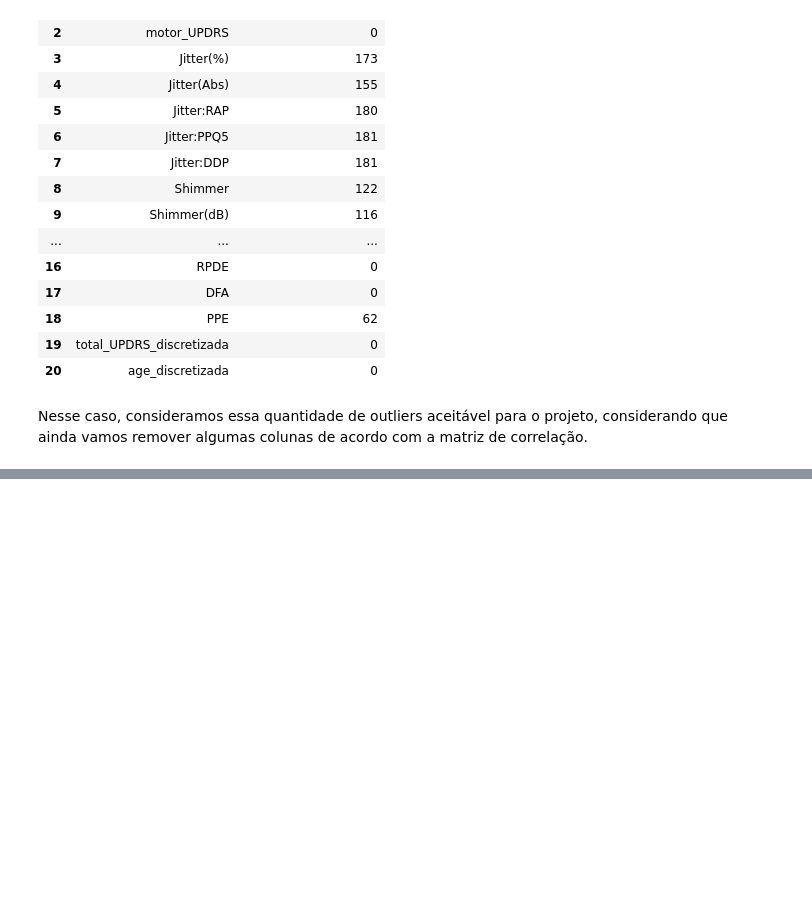
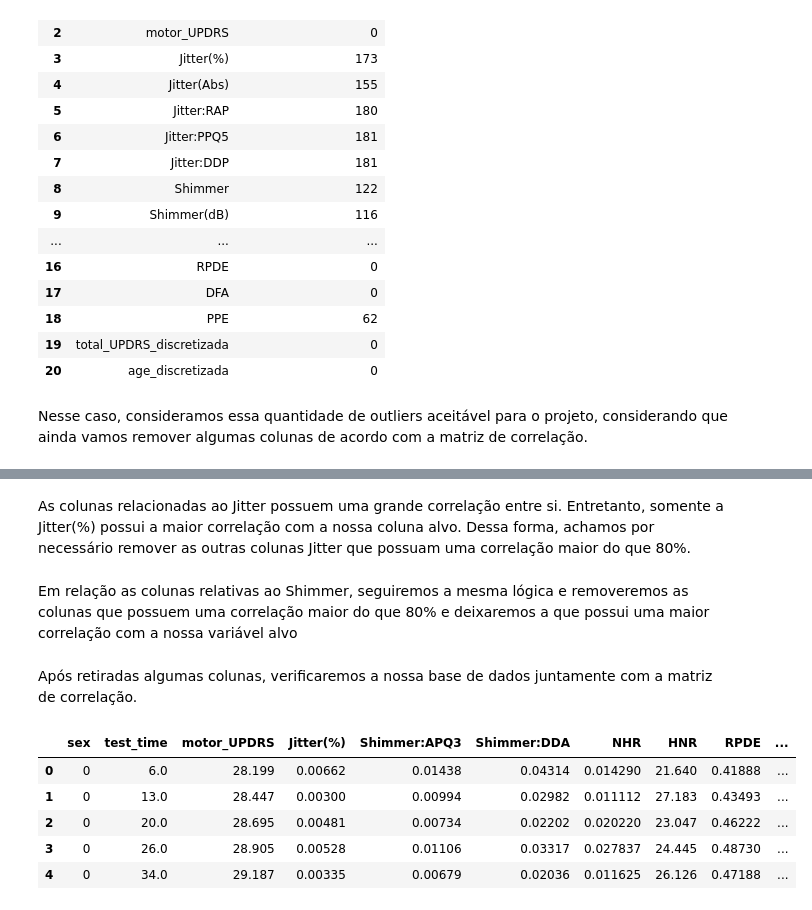
Before and after one commit to KacioSilva/ProjetoAM, a Jupyter notebook: Prova_AM.ipynb, the cells around one changed output, grey strips where cells are left out. Saved outputs shown, nothing was run; the diff lists cells and outputs as text; code cells hidden in the pictures; blank space fills up the shorter version.

```diff
--- a/Prova_AM.ipynb
+++ b/Prova_AM.ipynb
@@ -879,0 +905,2 @@ Nesse caso, consideramos essa quantidade de outliers aceitável para o projeto,
+# %% [markdown]
+As colunas relacionadas ao Jitter possuem uma grande correlação entre si. Entretanto, somente a Jitter(%) possui a maior correlação com a nossa coluna alvo. Dessa forma, achamos por necessário remover as outras colunas Jitter que possuam uma correlação maior do que 80%.
@@ -879,0 +915,2 @@ Nesse caso, consideramos essa quantidade de outliers aceitável para o projeto,
+# %% [markdown]
+Em relação as colunas relativas ao Shimmer, seguiremos a mesma lógica e removeremos as colunas que possuem uma correlação maior do que 80% e deixaremos a que possui uma maior correlação com a nossa variável alvo
@@ -879,0 +922,11 @@ Nesse caso, consideramos essa quantidade de outliers aceitável para o projeto,
+# %% [markdown]
+Após retiradas algumas colunas, verificaremos a nossa base de dados juntamente com a matriz de correlação.
+# %%
+df.head()
+# %% [output]
+|  | sex | test_time | motor_UPDRS | Jitter(%) | Shimmer:APQ3 | Shimmer:DDA | NHR | HNR | RPDE | ... |
+| 0 | 0 | 6.0 | 28.199 | 0.00662 | 0.01438 | 0.04314 | 0.014290 | 21.640 | 0.41888 | ... |
+| 1 | 0 | 13.0 | 28.447 | 0.00300 | 0.00994 | 0.02982 | 0.011112 | 27.183 | 0.43493 | ... |
+| 2 | 0 | 20.0 | 28.695 | 0.00481 | 0.00734 | 0.02202 | 0.020220 | 23.047 | 0.46222 | ... |
+| 3 | 0 | 26.0 | 28.905 | 0.00528 | 0.01106 | 0.03317 | 0.027837 | 24.445 | 0.48730 | ... |
+| 4 | 0 | 34.0 | 29.187 | 0.00335 | 0.00679 | 0.02036 | 0.011625 | 26.126 | 0.47188 | ... |
```
Also changed, not shown: parts of 11 cells of this notebook.
